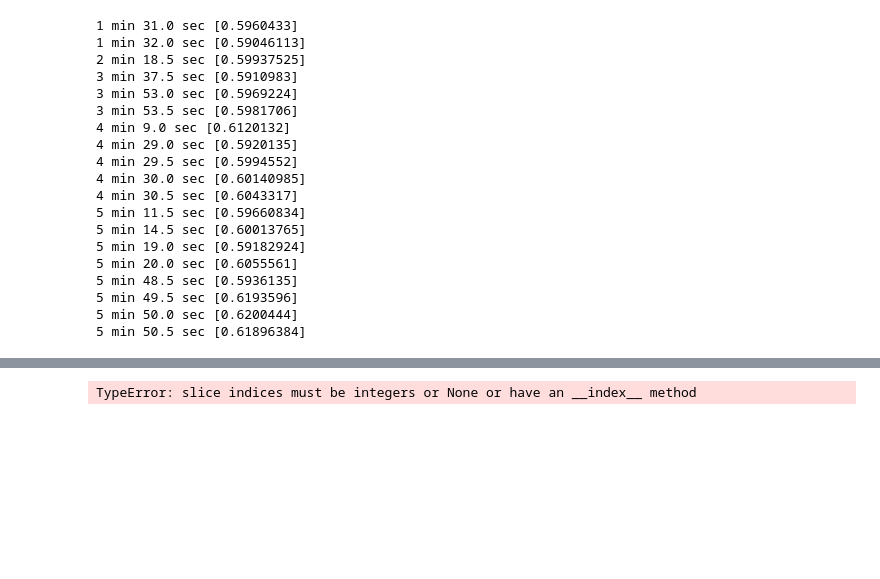
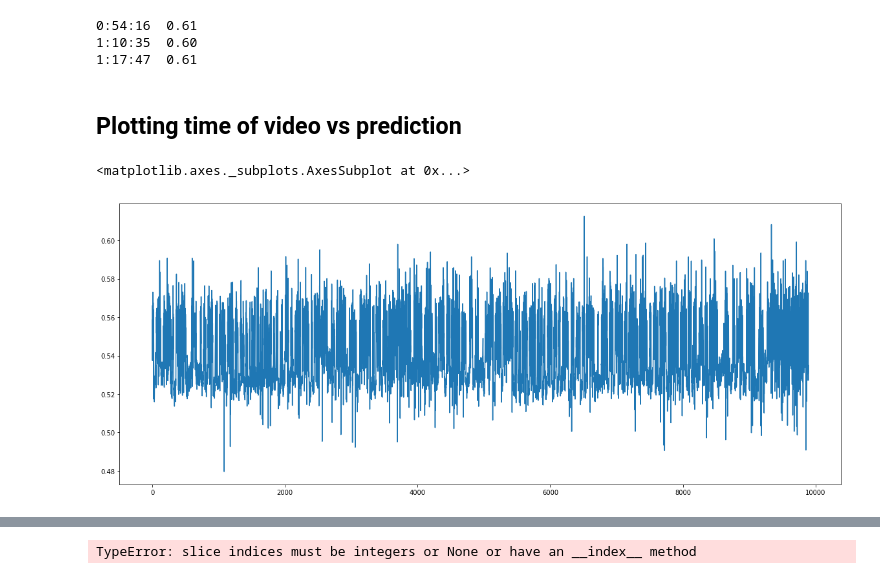
Before and after one commit to jk3587/CheerApplauseDetection, a Jupyter notebook: run_on_own_audiofile.ipynb, the cells around one changed output, grey strips where cells are left out. Drawn from its saved outputs; the diff is of its cells as text; code cells hidden in the pictures; blank space fills up the shorter version.

Commit message:
moved functions to util.py, streamlined workflow for audio detection, basic plots added

```diff
--- a/run_on_own_audiofile.ipynb
+++ b/run_on_own_audiofile.ipynb
@@ -1,18 +43,9 @@
 # %%
-import numpy as np
-import tensorflow as tf
-import glob
-from pydub import AudioSegment
-from audioset import vggish_keras_embeddings
-from time import time
-import utils
-
 start = time()
 
 list_of_embeddings = []
 audio_embedder = vggish_keras_embeddings.VGGishEmbedder(None)
-file_path = 'The Speech that Made Obama President.webm'
-for idx, val in enumerate(sound_slice_generator('The Speech that Made Obama President.webm', clipsize=1000, sample_rate=48000)):
+for idx, val in enumerate(utils.sound_slice_generator(filename, clipsize=1000, sample_rate=48000)):
     waveform, sample_rate = val[0], val[1]
     if val[0].shape[0] < sample_rate:
         waveform = np.pad(val[0], (0, sample_rate - val[0].shape[0]), mode='constant')
@@ -48,8 +90,0 @@ W0327 23:28:28.693015 139639421167424 tf_logging.py:161] <tensorflow.python.kera
-# %%
-import h5py, numpy as np
-
-
-with h5py.File('The Speech that Made Obama President.webm.h5', 'w', libver='latest') as f:  # use 'latest' for performance
-
-    for idx, v in list_of_embeddings:
-        dset = f.create_dataset(str(idx), data=v, compression='gzip', compression_opts=9)
@@ -58,7 +90,0 @@ AttributeError: 'int' object has no attribute 'encode'
-# %%
-predictions = []
-
-model = tf.keras.models.load_model('Models/cheer_applause_LSTM_ThreeLayer_100Epochs.h5')
-
-for idx, v in list_of_embeddings:
-    predictions.append((idx, model.predict(v)))
@@ -69,25 +93,11 @@ W0327 23:31:37.447947 139639421167424 tf_logging.py:161] <tensorflow.python.kera
 # %%
+import datetime
 for i in predictions:
-    if i[1] > 0.59:
-        m, s = divmod(i[0]/2, 60)
-        print(int(m), 'min', s, 'sec', i[1][0])
+    if i[1] > 0.6:
+        print(str(datetime.timedelta(seconds=int(i[0]/2))), f'{i[1][0][0]: .2f}')
 # %% [output]
-1 min 31.0 sec [0.5960433]
-1 min 32.0 sec [0.59046113]
-2 min 18.5 sec [0.59937525]
-3 min 37.5 sec [0.5910983]
-3 min 53.0 sec [0.5969224]
-3 min 53.5 sec [0.5981706]
-4 min 9.0 sec [0.6120132]
-4 min 29.0 sec [0.5920135]
-4 min 29.5 sec [0.5994552]
-4 min 30.0 sec [0.60140985]
-4 min 30.5 sec [0.6043317]
-5 min 11.5 sec [0.59660834]
-5 min 14.5 sec [0.60013765]
-5 min 19.0 sec [0.59182924]
-5 min 20.0 sec [0.6055561]
-5 min 48.5 sec [0.5936135]
-5 min 49.5 sec [0.6193596]
-5 min 50.0 sec [0.6200444]
-5 min 50.5 sec [0.61896384]
+0:54:16  0.61
+1:10:35  0.60
+1:17:47  0.61
+# %% [markdown]
+## Plotting time of video vs prediction
@@ -93,0 +107,8 @@ for i in predictions:
+# %%
+x = [i[0] for i in predictions]
+y = [i[1][0][0] for i in predictions]
+plt.figure(figsize=(20,8))
+sns.lineplot(x, y)
+# %% [output]
+<matplotlib.axes._subplots.AxesSubplot at 0x...>
+[figure, added]
```
Also changed, not shown: parts of 14 cells of this notebook, 8 other files.
